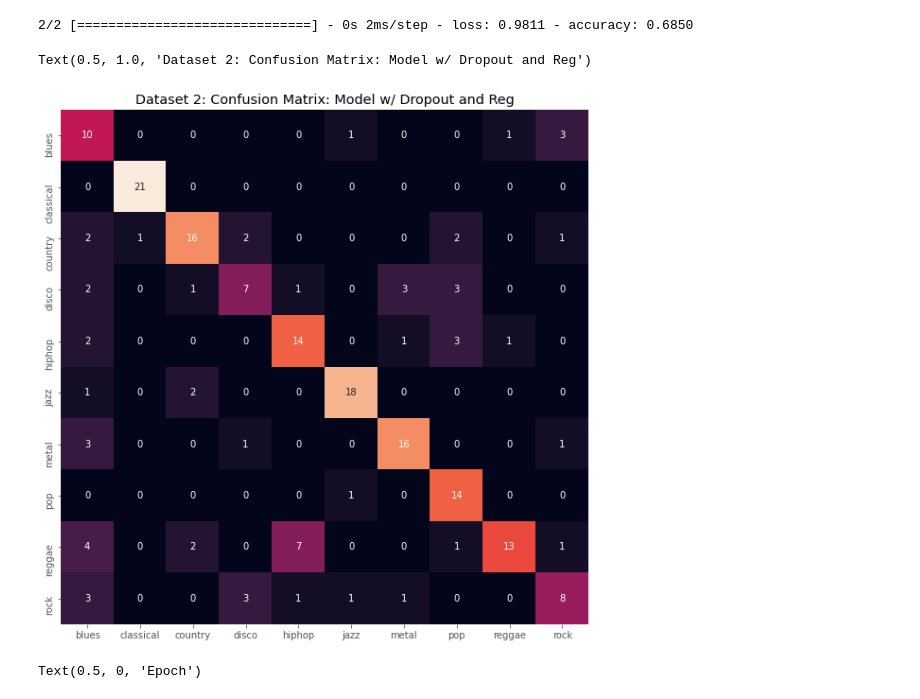
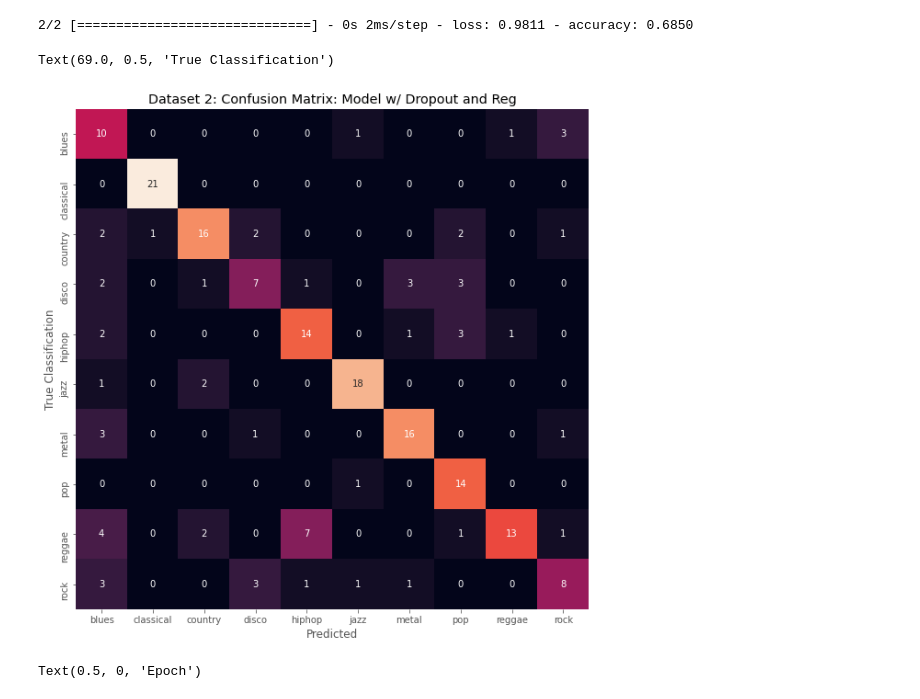
Before and after one commit to givi0519/CSCI-4622-Final-Project, a Jupyter notebook: keras_NN_with_variance.ipynb, the cells around one changed output. Cells and saved outputs as stored; diff of their text form; code cells hidden in the pictures.

Commit message:
add labels to confusion matrix

```diff
--- a/keras_NN_with_variance.ipynb
+++ b/keras_NN_with_variance.ipynb
@@ -260,15 +260,17 @@ test_loss, test_acc  = modelReg.evaluate(X_test, y_test, batch_size=128)
 # %%
 prediction = modelReg.predict(X_test)
 y_pred = []
 for index, y_encode in enumerate(prediction):
     y_pred.append(np.argmax(y_encode))
 corrMatrix = confusion_matrix(y_test, y_pred)
 fig, ax = plt.subplots(figsize=(10,10))
 
 sns.heatmap(corrMatrix, annot = True, xticklabels=genres, yticklabels=genres, cbar=False).set_title("Dataset 2: Confusion Matrix: Model w/ Dropout and Reg")
+ax.set_xlabel("Predicted")
+ax.set_ylabel("True Classification")
 # %% [output]
-Text(0.5, 1.0, 'Dataset 2: Confusion Matrix: Model w/ Dropout and Reg')
+Text(69.0, 0.5, 'True Classification')
-[figure, old version]
+[figure, new version]
 # %%
 fig, ax = plt.subplots(1,2,figsize=(30,15))
 
```
Also changed, not shown: 1 other file.
